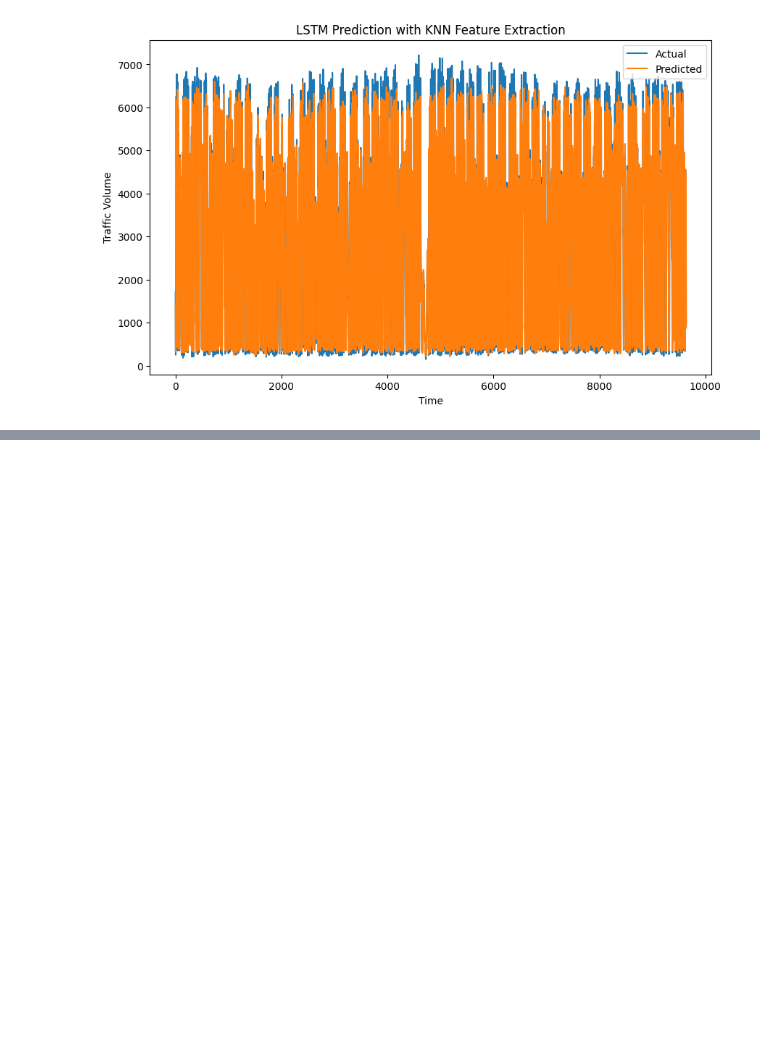
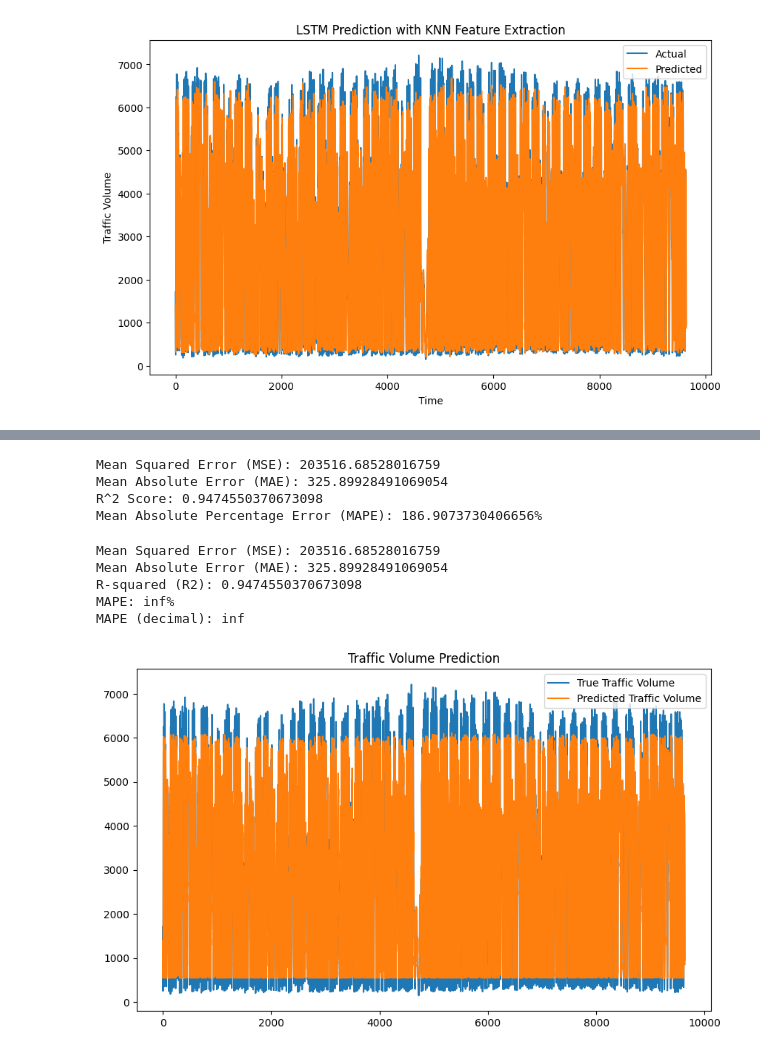
Before and after one commit to dr-mushtaq/Research-Work, a Jupyter notebook: Traffic_Prediction_System.ipynb, the cells around one changed output, grey strips where cells are left out. Saved outputs shown, nothing was run; the diff lists cells and outputs as text; code cells hidden in the pictures; blank space fills up the shorter version.

```diff
--- a/Traffic_Prediction_System.ipynb
+++ b/Traffic_Prediction_System.ipynb
@@ -42,5 +42,5 @@ for column in ['holiday', 'weather_main', 'weather_description']:
 **Date-Time Conversions**
 # %%
 # Step 2: Convert 'date_time' column to datetime format
-#data['date_time'] = pd.to_datetime(data['date_time'])
-#data.set_index('date_time', inplace=True)
+data['date_time'] = pd.to_datetime(data['date_time'])
+data.set_index('date_time', inplace=True)
@@ -529,0 +635,5 @@ plt.show()
+# %%
+# Evaluate the LSTM model
+y_pred = lstm_model.predict(X_test_tcn)
+y_pred = traffic_scaler.inverse_transform(y_pred.reshape(-1, 1))
+y_test = traffic_scaler.inverse_transform(y_test.reshape(-1, 1))
@@ -529,0 +642,51 @@ plt.show()
+# %%
+# prompt: calculate RMSE, MSE MAPE, MAE and R2
+
+# Calculate metrics
+mse = mean_squared_error(y_test, y_pred)
+mae = mean_absolute_error(y_test, y_pred)
+r2 = r2_score(y_test, y_pred)
+# Calculate MAPE
+mape = np.mean(np.abs((y_test - y_pred.flatten()) / y_test)) * 100
+
+print(f"Mean Squared Error (MSE): {mse}")
+print(f"Mean Absolute Error (MAE): {mae}")
+print(f"R^2 Score: {r2}")
+print(f"Mean Absolute Percentage Error (MAPE): {mape}%")
+# %% [output]
+Mean Squared Error (MSE): 203516.68528016759
+Mean Absolute Error (MAE): 325.89928491069054
+R^2 Score: 0.9474550370673098
+Mean Absolute Percentage Error (MAPE): 186.9073730406656%
+# %%
+
+
+# Calculate metrics
+mse = mean_squared_error(y_test, y_pred)
+mae = mean_absolute_error(y_test, y_pred)
+r2 = r2_score(y_test, y_pred)
+# MAPE calculations
+mape_percentage = np.mean(np.abs((y_test - y) / y)) * 100  # in percentage
+mape_decimal = mape_percentage / 100  # without percentage
+
+
+print("Mean Squared Error (MSE):", mse)
+print("Mean Absolute Error (MAE):", mae)
+print("R-squared (R2):", r2)
+print(f"MAPE: {mape_percentage}%")
+print(f"MAPE (decimal): {mape_decimal}")
+
+# Plot predictions
+plt.figure(figsize=(10, 6))
+plt.plot(y_test, label='True Traffic Volume')
+plt.plot(y_pred, label='Predicted Traffic Volume')
+plt.legend()
+plt.title('Traffic Volume Prediction')
+plt.show()
+# %% [output]
+Mean Squared Error (MSE): 203516.68528016759
+Mean Absolute Error (MAE): 325.89928491069054
+R-squared (R2): 0.9474550370673098
+MAPE: inf%
+MAPE (decimal): inf
+[figure, added]
```
Also changed, not shown: parts of 6 cells of this notebook.
